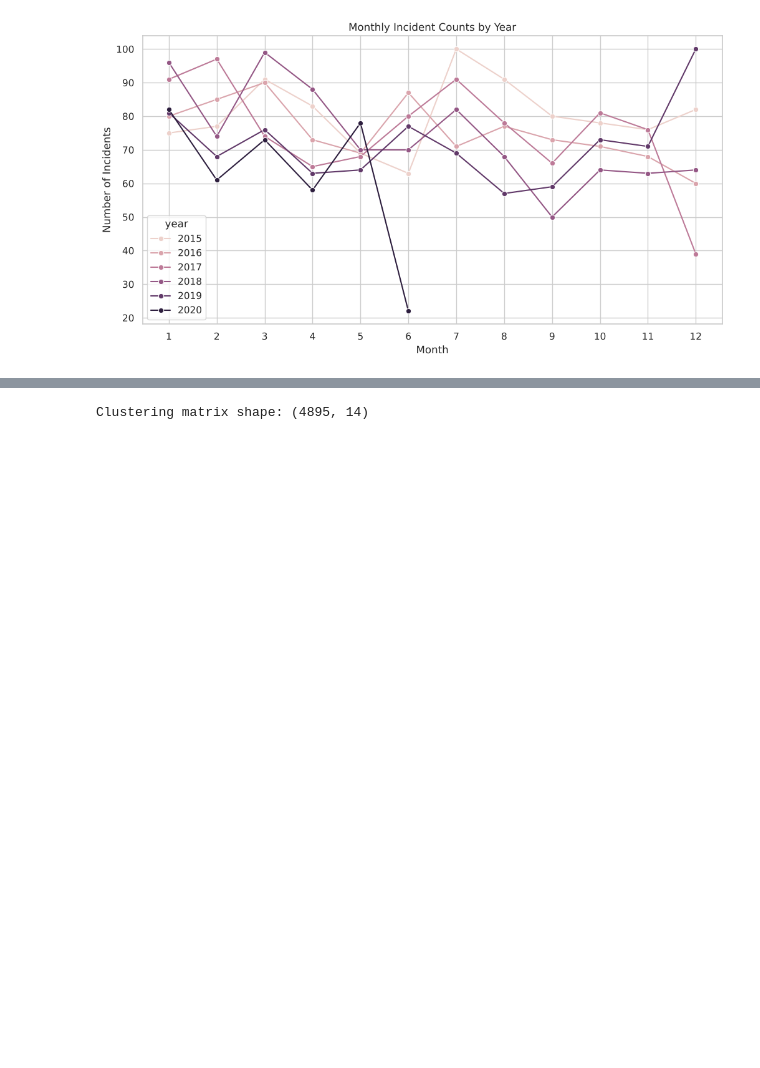
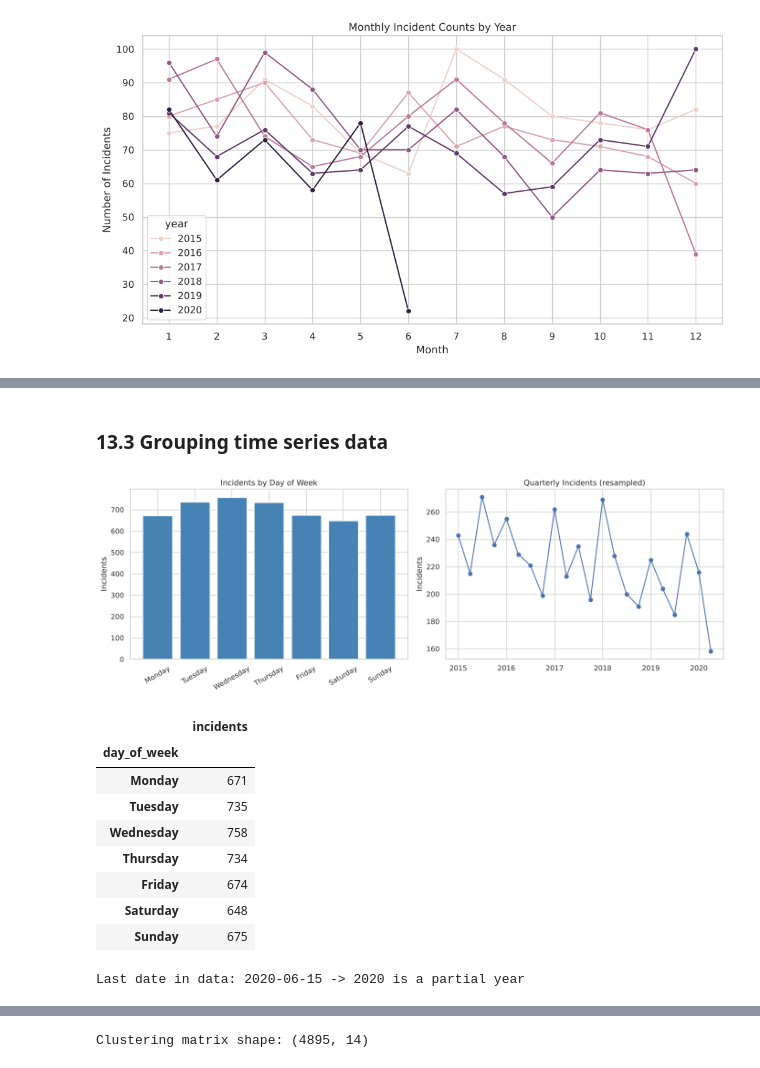
Before and after one commit to Ruchika0912/BCSE331L-EDA-Course-Project, a Jupyter notebook: EDA_Project_Ruchika_Tuteja.ipynb, the cells around one changed output, grey strips where cells are left out. Drawn from its saved outputs; the diff is of its cells as text; code cells hidden in the pictures; blank space fills up the shorter version.

```diff
--- a/EDA_Project_Ruchika_Tuteja.ipynb
+++ b/EDA_Project_Ruchika_Tuteja.ipynb
@@ -369,0 +498,34 @@ plt.show()
+# %% [markdown]
+### 13.3 Grouping time series data
+# %%
+# Grouping time series data: by day of week and by quarter
+dow_order = ["Monday", "Tuesday", "Wednesday", "Thursday", "Friday", "Saturday", "Sunday"]
+by_dow = df["day_of_week"].value_counts().reindex(dow_order)
+
+fig, axes = plt.subplots(1, 2, figsize=(14, 5))
+axes[0].bar(by_dow.index, by_dow.values, color="steelblue")
+axes[0].set_title("Incidents by Day of Week")
+axes[0].tick_params(axis="x", rotation=30)
+axes[0].set_ylabel("Incidents")
+
+# Quarterly resampled series
+axes[1].plot(quarterly_ts.index, quarterly_ts.values, marker="o")
+axes[1].set_title("Quarterly Incidents (resampled)")
+axes[1].set_ylabel("Incidents")
+plt.tight_layout()
+plt.show()
+
+display(by_dow.to_frame("incidents"))
+print("Last date in data:", df["date"].max().date(), "-> 2020 is a partial year")
+# %% [output]
+[figure, added]
+|  | incidents |
+| day_of_week |  |
+| Monday | 671 |
+| Tuesday | 735 |
+| Wednesday | 758 |
+| Thursday | 734 |
+| Friday | 674 |
+| Saturday | 648 |
+| Sunday | 675 |
+Last date in data: 2020-06-15 -> 2020 is a partial year
```
Also changed, not shown: parts of 75 cells of this notebook, 2 other files.
